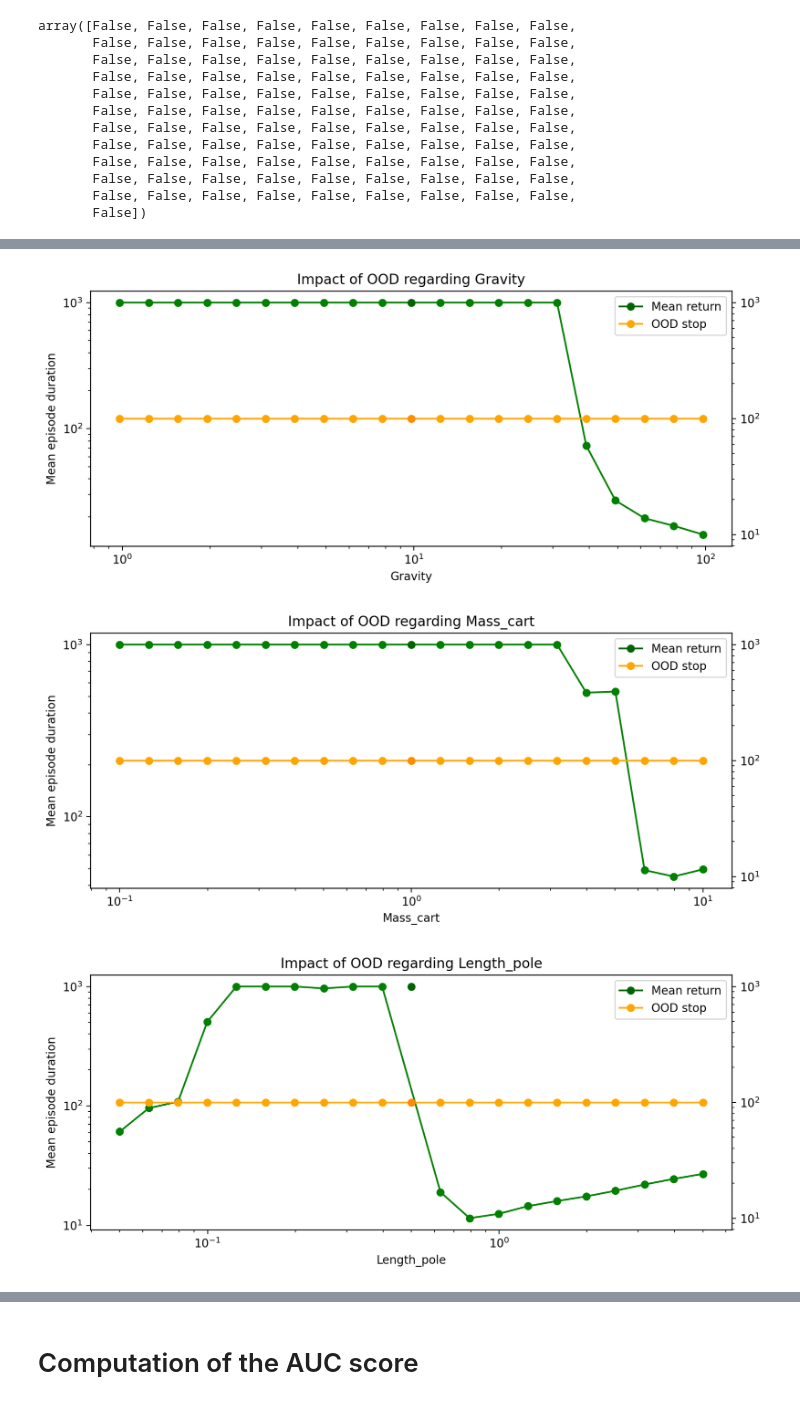
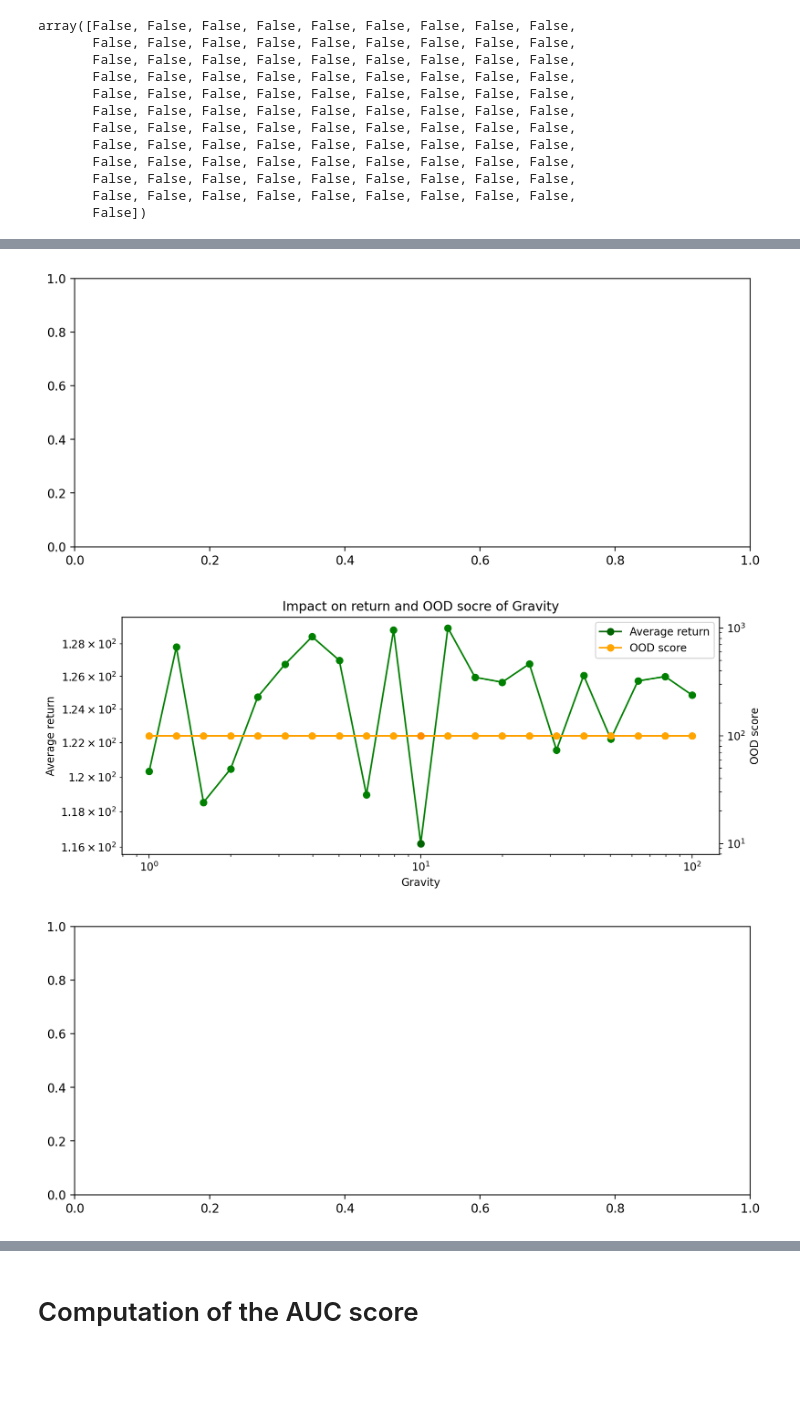
Before and after one commit to ArnaudGardille/RL-OOD-detection, a Jupyter notebook: RL_OOD_detection.ipynb, the cells around one changed output, grey strips where cells are left out. Drawn from its saved outputs; the diff is of its cells as text; code cells hidden in the pictures; blank space fills up the shorter version.

```diff
--- a/RL_OOD_detection.ipynb
+++ b/RL_OOD_detection.ipynb
@@ -247,13 +255,19 @@ from numpy import inf
 
 
 for key in tqdm(results):
-    fig, ax = plt.subplots(figsize=(10, 4), dpi=200)
+    plot_to_compare(values[key],
+                    np.array(results[key]),
+                    mean_ood_scores[key],
+                    title='Impact on return and OOD socre of '+key,
+                    X_label=key,
+                    Y1_label='Average return',
+                    Y2_label='OOD score',
+                    n_default=10,
+                    save_path=path/'imgs'
+                    )
+    """fig, ax = plt.subplots(figsize=(10, 4), dpi=200)
     ax.set_xscale('log')
     ax.set_yscale('log')
-
-    #default_width = default_values[key]/8.0
-    #mean_ood_scores[key] = np.nan_to_num(mean_ood_scores[key], copy=True, nan=0.0, posinf=max(mean_ood_scores[key]), neginf=0)
-    #std_ood_scores[key] = np.nan_to_num(std_ood_scores[key], copy=True, nan=0.0, posinf=max(std_ood_scores[key]), neginf=0)
 
     default_width = default_values[key]/8.0
     width = default_width * np.logspace(-1, 1, num=21)
@@ -268,5 +282,5 @@ for key in tqdm(results):
     ax.set_ylabel('Mean episode duration')
     ax.set_title('Impact of OOD regarding '+key)
 
-    plt.legend() #prop={'size': 'medium'}, ncol=2)
+    plt.legend() #prop={'size': 'medium'}, ncol=2)"""
 # %% [output]
@@ -340,7 +354,7 @@ for config in tqdm(ood_configs):
 
     ood_env = instanciation_function(config)
     agent = ALGO.load(path_agent)
-    list_stops = np.array([ood_detector.stop_above_threshold(original_env, threshold, start_at=30, nb_steps=1000)[0] for _ in range(10)])
+    list_stops = np.array([ood_detector.stop_above_threshold(original_env, threshold, start_at=30, nb_steps=100)[0] for _ in range(1)])
     mean_ood_stop = list_stops.mean()
     std_ood_stop = list_stops.std()
 
@@ -375,42 +369,41 @@ stop_in_distrib = 100.0
 # %%
 from turtle import color
 from numpy import inf
 
 
 for key in tqdm(results):
     fig, ax = plt.subplots(figsize=(10, 4), dpi=200)
-    ax.set_xscale('log')
+
+    plot_to_compare(values[key],
+                    results[key],
+                    mean_ood_stops[key],
+                    title='Impact on return and OOD socre of '+key,
+                    X_label=key,
+                    Y1_label='Average return',
+                    Y2_label='OOD score',
+                    n_default=10,
+                    save_path=path/'imgs'
+                    )
+    """ax.set_xscale('log')
     ax.set_yscale('log')
     ax2=ax.twinx()
     ax2.set_yscale('log')
 
-    #mean_ood_scores[key] = np.nan_to_num(mean_ood_scores[key], copy=True, nan=0.0, posinf=max(mean_ood_scores[key]), neginf=0)
-    #std_ood_scores[key] = np.nan_to_num(std_ood_scores[key], copy=True, nan=0.0, posinf=max(std_ood_scores[key]), neginf=0)
-
     default_width = default_values[key]/12.0
     width = default_width * np.logspace(-1, 1, num=21)
-    #print(width, np.array([width[-1]]))
-    #width = np.concatenate((width, np.array([width[-1]])))/ 5
-    #print(width)
-
-    #ax.bar(default_values[key]- default_width/2, original_result, width=default_width, label='Mean return', color='darkgreen')
-    #ax.bar(values[key]- width/2, results[key], width=width,  color='green')
-
-    #ax.bar(default_values[key]+default_width/2, stop_in_distrib, width=default_width, label='OOD stop', color='darkorange')
-    #ax.bar(values[key]+ width/2, mean_ood_stops[key], width=width, color='orange', yerr=std_ood_scores[key])
 
     ax.plot(values[key], results[key], label='Mean return', marker='o',color='green')
     ax.plot(default_values[key], original_result, marker='o',color='darkgreen')
 
     ax2.plot([], [], marker='o',color='darkgreen', label='Mean return')
     ax2.plot(values[key], mean_ood_stops[key], label='OOD stop', marker='o',color='orange')
     ax2.plot(default_values[key], stop_in_distrib,  marker='o',color='darkorange')
     ax.set_xlabel(key)
     ax.set_ylabel('Mean episode duration')
     ax.set_title('Impact of OOD regarding '+key)
 
-    plt.legend() #prop={'size': 'medium'}, ncol=2)
+    plt.legend() #prop={'size': 'medium'}, ncol=2)"""
 # %% [output]
-[figure, old version]
+[figure, new version]
-[figure, old version]
+[figure, new version]
-[figure, old version]
+[figure, new version]
```
Also changed, not shown: parts of 19 cells of this notebook, 5 other files.
